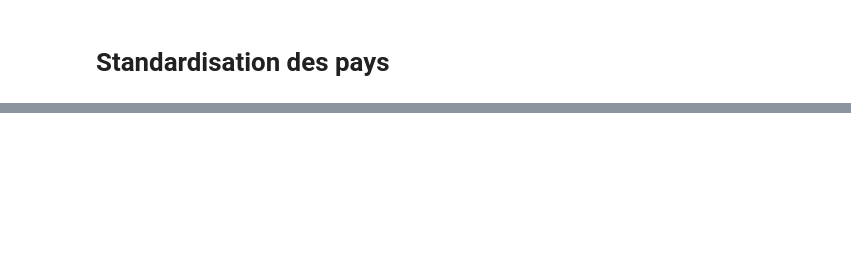
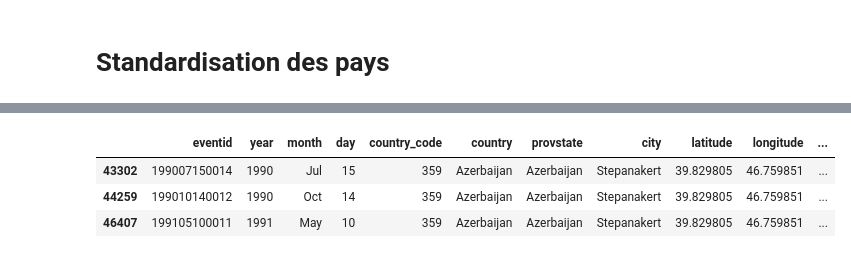
Before and after one commit to audacesk/project_dataviz2_imsd, a Jupyter notebook: data_processing.ipynb, the cells around one changed output, grey strips where cells are left out. Cells and saved outputs as stored; diff of their text form; code cells hidden in the pictures; blank space fills up the shorter version.

```diff
--- a/data_processing.ipynb
+++ b/data_processing.ipynb
@@ -190,7 +175,37 @@ new_country = {
     'Ukraine': ['Feodosia'],
     'Estonia': ['Tallinn','Ikla'],
     'Latvia': ['Riga','Ainazi'],
-    'Lithuania': ['Lavoriskes','Birzai','Salociai','Vilnius','Medininkai']
+    'Lithuania': ['Lavoriskes','Birzai','Salociai','Vilnius','Medininkai'],
+    'Eritrea': ['Asmara'],
+    'Germany':['Berlin', 'Munich', 'Frankfurt', 'West Berlin', 'Stuttgart',
+       'Wiesloch', 'Heidelberg', 'Kladow', 'Hamburg', 'Unknown',
+       'Karlsruhe', 'Bonn', 'Kronberg im Taunus', 'Dusseldorf',
+       'Kaiserslautern', 'Bochum', 'Bad Kreuznach', 'Kampen',
+       'Monchengladbach', 'Boblingen', 'Hanover', 'Essen', 'Nuremberg',
+       'Darmstadt', 'Cologne', 'Erlangen', 'Mannheim', 'Gottingen',
+       'Bremen', 'Bamberg', 'Ludwigshafen', 'Mainz',
+       'Ludwigshafen am Rhein', 'Fulda', 'Kronach', 'Dortmund', 'Singen',
+       'Neuss', 'Hamm', 'Moers', 'Wiesbaden', 'Offenbach',
+       'Schemmerhofen', 'Meisau', 'Freiburg', 'Friedrichshofen',
+       'Pforzheim', 'Bielefeld', 'Hanau', 'Bad Hersfeld', 'Aachen',
+       'Giessen', 'Memmelsdorf', 'Bogen', 'Flensburg', 'Radolfzell',
+       'Zweibrucken', 'Westerburg', 'Rheindahlen', 'Verden', 'Nottuln',
+       'Zeppelinheim', 'Krefeld', 'Muenster', 'Osnabruck', 'Kassel',
+       'Waldshut-Tiengen', 'Lichterfelde', 'Ramstein-Miesenbach',
+       'Zirndorf', 'Herford', 'Untergruppenbach', 'Bad Toelz',
+       'Gelnhausen', 'Butzbach', 'Ginsheim-Gustavsburg',
+       'Schwabisch Gmund', 'Magdeburg', 'Aalen', 'Oberammergau',
+       'Reutlingen', 'Wertheim', 'Hohenhaus', 'Geesthacht',
+       'Bad Harzburg', 'Gauting', 'Groningen', 'Iggingen', 'Koblenz',
+       'Badbergen', 'Freisen', 'Nohfelden', 'Bad Cannstatt', 'Limburg',
+       'Baunatal', 'Baal', 'Neustadt an der Weinstrasse', 'Wuppertal',
+       'Bad Godesberg', 'Feucht', 'Heidenburg', 'Kirchheimbolanden',
+       'Immenstaad', 'Marburg', 'Teveren', 'Hagen', 'Detmold district',
+       'Leverkusen', 'Tutzing', 'Tubingen', 'Lahr', 'Hedemunden', 'Wesel',
+       'Brunswick', 'Goppingen', 'Bayreuth', 'Duisburg', 'Gross-Gerau',
+       'Gremmendorf', 'Unna', 'Wildenrath', 'Bad Homburg', 'Monheim',
+       'Eschborn', 'Hameln']
+
 }
 # %%
 # Nombre de villes à renomer
@@ -207,0 +239,9 @@ for countries, cities in new_country.items():
+# %%
+for i in new_country:
+    #print(i)
+    #print(new_country[i])
+    #df[df['city'] == 'A']
+    index_to_update = df[df['city'].isin(new_country[i])].index
+    #print(index_to_update)
+    df.at[index_to_update,'country'] = i
+df
@@ -208,3 +284,10 @@ for countries, cities in new_country.items():
+# %%
+df[df['city']=='Stepanakert']
+# %% [output]
+|  | eventid | year | month | day | country_code | country | provstate | city | latitude | longitude | ... |
+| 43302 | 199007150014 | 1990 | Jul | 15 | 359 | Azerbaijan | Azerbaijan | Stepanakert | 39.829805 | 46.759851 | ... |
+| 44259 | 199010140012 | 1990 | Oct | 14 | 359 | Azerbaijan | Azerbaijan | Stepanakert | 39.829805 | 46.759851 | ... |
+| 46407 | 199105100011 | 1991 | May | 10 | 359 | Azerbaijan | Azerbaijan | Stepanakert | 39.829805 | 46.759851 | ... |
 # %%
 '''for i in test['country']:
     if i == 'Yugoslavia':
```
Also changed, not shown: parts of 21 cells of this notebook.
